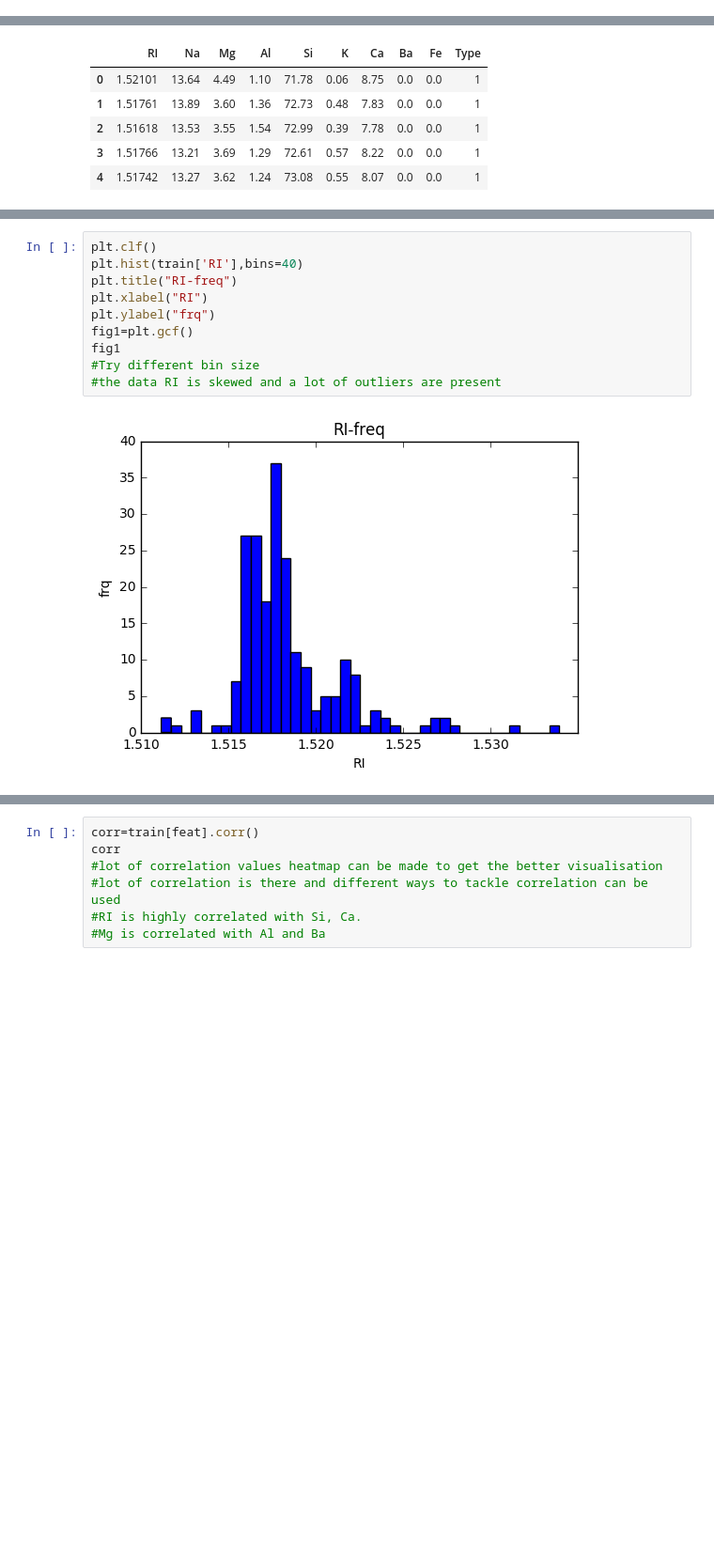
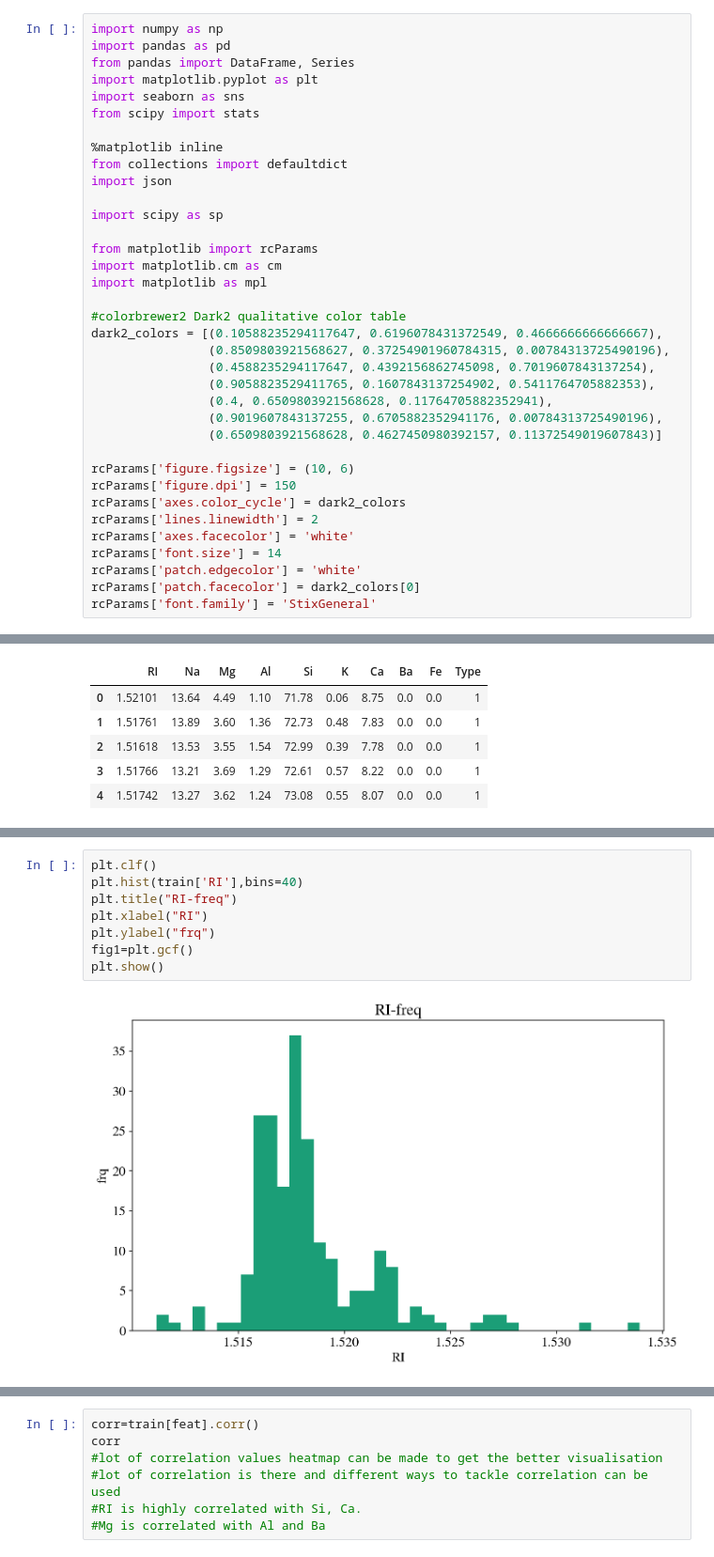
Before and after one commit to rks-ds/Machine-learning, a Jupyter notebook: glass/glass_classification.ipynb, the cells around one changed output, grey strips where cells are left out. Shown: that part at 94% size. Drawn from its saved outputs; the diff is of its cells as text; blank space fills up the shorter version.

```diff
--- a/glass/glass_classification.ipynb
+++ b/glass/glass_classification.ipynb
@@ -1 +1,37 @@
+# %%
+import numpy as np
+import pandas as pd
+from pandas import DataFrame, Series
+import matplotlib.pyplot as plt
+import seaborn as sns
+from scipy import stats
+
+%matplotlib inline
+from collections import defaultdict
+import json
+
+import scipy as sp
+
+from matplotlib import rcParams
+import matplotlib.cm as cm
+import matplotlib as mpl
+
+#colorbrewer2 Dark2 qualitative color table
+dark2_colors = [(0.10588235294117647, 0.6196078431372549, 0.4666666666666667),
+                (0.8509803921568627, 0.37254901960784315, 0.00784313725490196),
+                (0.4588235294117647, 0.4392156862745098, 0.7019607843137254),
+                (0.9058823529411765, 0.1607843137254902, 0.5411764705882353),
+                (0.4, 0.6509803921568628, 0.11764705882352941),
+                (0.9019607843137255, 0.6705882352941176, 0.00784313725490196),
+                (0.6509803921568628, 0.4627450980392157, 0.11372549019607843)]
+
+rcParams['figure.figsize'] = (10, 6)
+rcParams['figure.dpi'] = 150
+rcParams['axes.color_cycle'] = dark2_colors
+rcParams['lines.linewidth'] = 2
+rcParams['axes.facecolor'] = 'white'
+rcParams['font.size'] = 14
+rcParams['patch.edgecolor'] = 'white'
+rcParams['patch.facecolor'] = dark2_colors[0]
+rcParams['font.family'] = 'StixGeneral'
 # %%
@@ -72,15 +96,13 @@ sys.path
 # %%
 plt.clf()
 plt.hist(train['RI'],bins=40)
 plt.title("RI-freq")
 plt.xlabel("RI")
 plt.ylabel("frq")
 fig1=plt.gcf()
-fig1
-#Try different bin size
-#the data RI is skewed and a lot of outliers are present
+plt.show()
 # %% [output]
-[figure, old version]
+[figure, new version]
 # %%
 plt.clf()
 plt.hist(train['Si'],bins=40)
```
Also changed, not shown: parts of 58 cells of this notebook.
